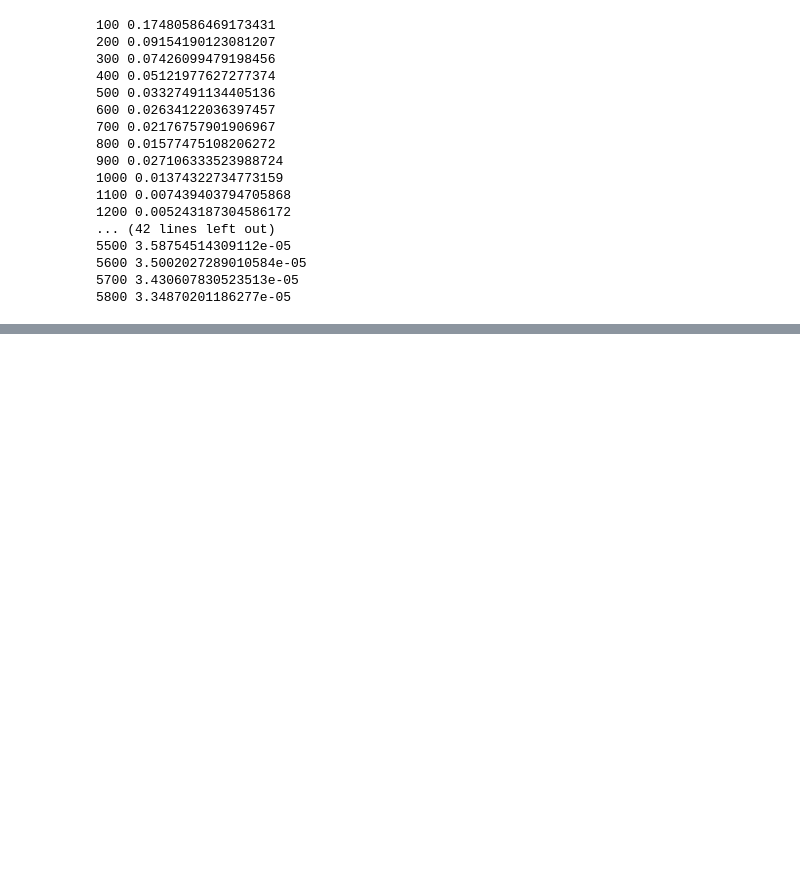
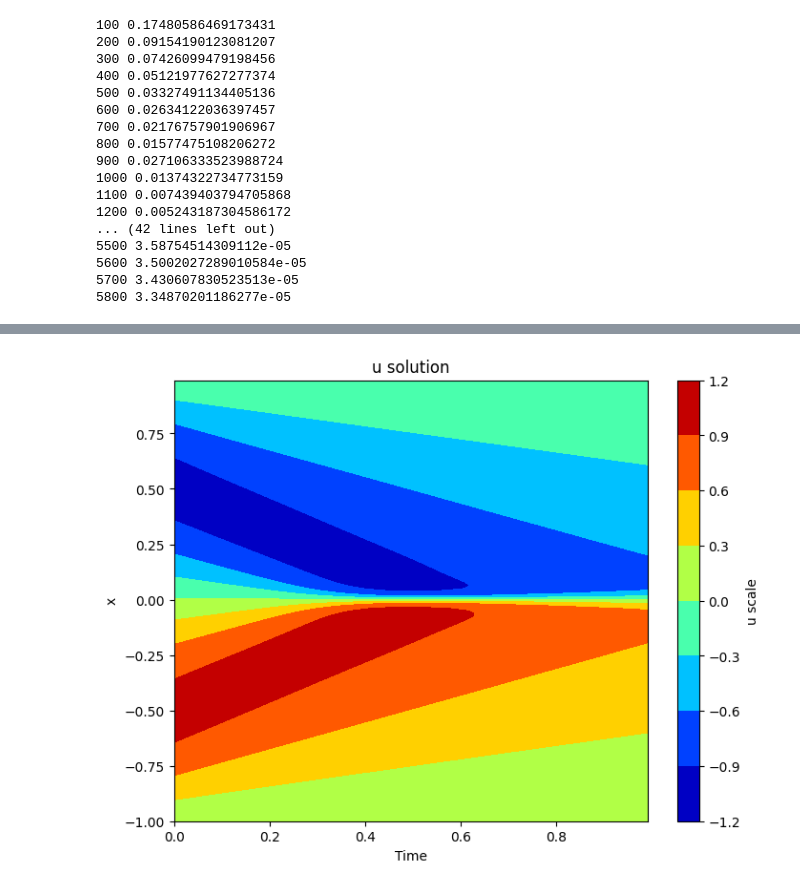
Before and after one commit to vbhavsar16/Simple_PINN, a Jupyter notebook: PINN.ipynb, the cells around one changed output, grey strips where cells are left out. Drawn from its saved outputs; the diff is of its cells as text; code cells hidden in the pictures; blank space fills up the shorter version.

```diff
--- a/PINN.ipynb
+++ b/PINN.ipynb
@@ -525,0 +544,10 @@ net.train()
+# %%
+# Even Finer domain to evaluate the model
+h = 0.01
+k = 0.01
+
+x = torch.arange(-1,1,h)                                    # len = 200
+t = torch.arange(0,1,k)                                     # len = 100
+
+X= torch.stack(torch.meshgrid(x,t)).reshape(2,-1).T         # size = (20000, 2)
+X = X.to(net.X.device)
@@ -525,0 +568,6 @@ net.train()
+# %%
+model = net.model
+model.eval()
+with torch.no_grad():
+    y_pred = model(X)
+    y_pred = y_pred.reshape(len(x),len(t)).cpu().numpy()
@@ -525,0 +594,15 @@ net.train()
+# %%
+x = x.cpu().numpy()
+t = t.cpu().numpy()
+# %%
+Ttest, Xtest = np.meshgrid(t,x)
+
+plt.figure(figsize=(8,6))
+contour = plt.contourf(Ttest, Xtest, y_pred, cmap='jet')
+plt.title('u solution')
+plt.xlabel('Time')
+plt.ylabel('x')
+colorbar = plt.colorbar(contour)
+colorbar.set_label('u scale')
+# %% [output]
+[figure, added]
```
Also changed, not shown: parts of 9 cells of this notebook, 1 other file.
